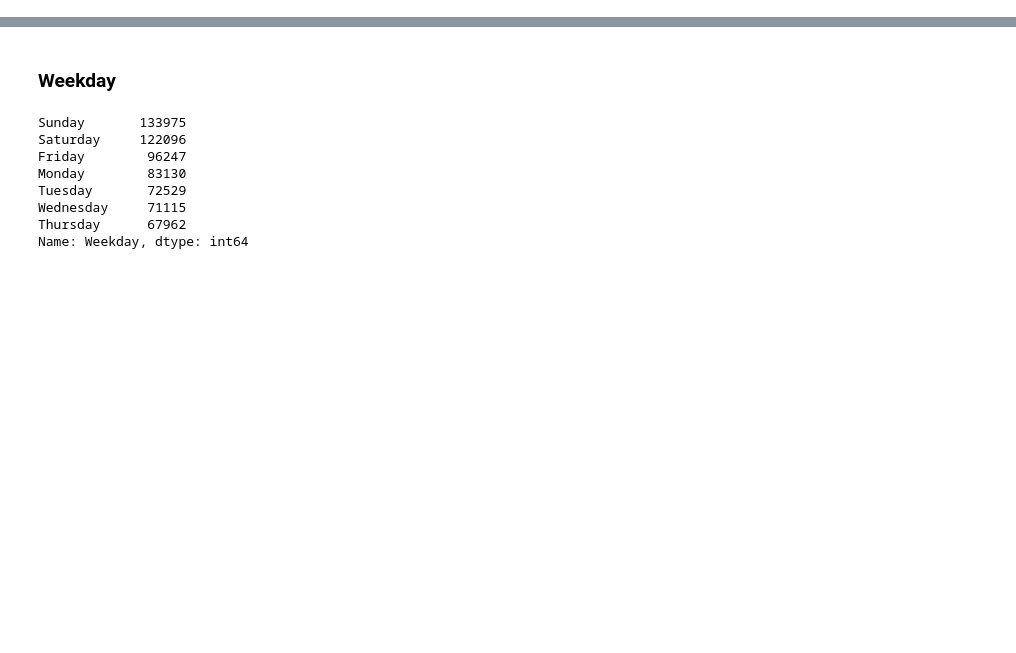
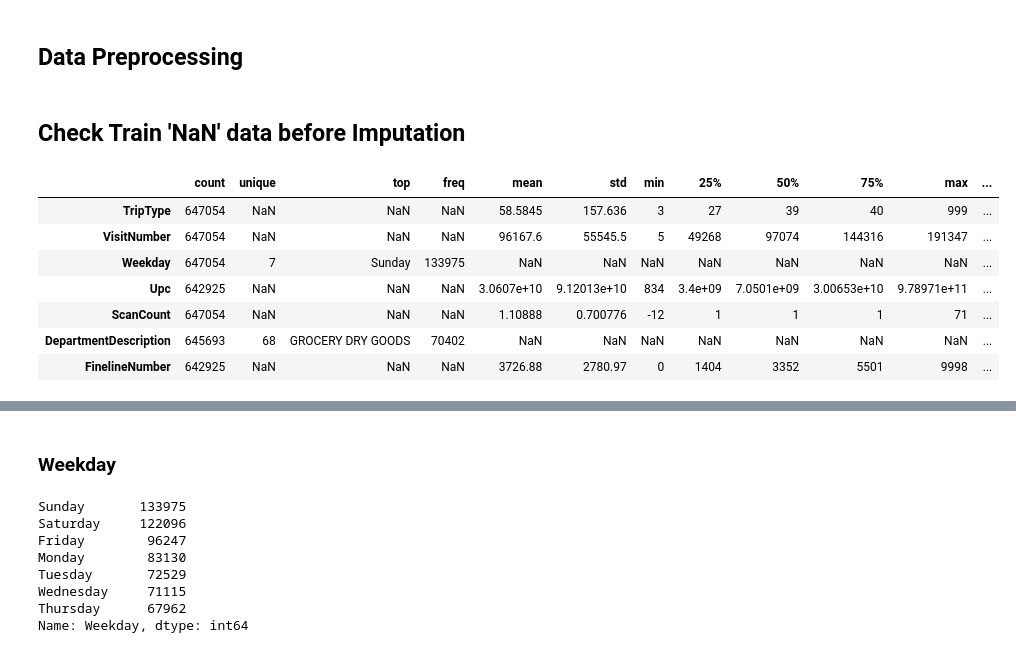
Before and after one commit to woncheolSon/Classification-Analysis-Project, a Jupyter notebook: Preprocessing.ipynb, the cells around one changed output, grey strips where cells are left out. Saved outputs shown, nothing was run; the diff lists cells and outputs as text; code cells hidden in the pictures; blank space fills up the shorter version.

Commit message:
update Preprocessing

```diff
--- a/Preprocessing.ipynb
+++ b/Preprocessing.ipynb
@@ -12,0 +26,18 @@ samplesub = pd.read_csv("./data/sample_submission.csv")
+# %% [markdown]
+## Data Preprocessing
+# %% [markdown]
+## Check Train 'NaN' data before Imputation
+# %%
+train_desc = train.describe(include='all').transpose()
+train_desc['MV_count'] = train.isnull().sum()
+train_desc['MV_ratio'] = train_desc['MV_count']/train.shape[0]
+train_desc
+# %% [output]
+|  | count | unique | top | freq | mean | std | min | 25% | 50% | 75% | max | ... |
+| TripType | 647054 | NaN | NaN | NaN | 58.5845 | 157.636 | 3 | 27 | 39 | 40 | 999 | ... |
+| VisitNumber | 647054 | NaN | NaN | NaN | 96167.6 | 55545.5 | 5 | 49268 | 97074 | 144316 | 191347 | ... |
+| Weekday | 647054 | 7 | Sunday | 133975 | NaN | NaN | NaN | NaN | NaN | NaN | NaN | ... |
+| Upc | 642925 | NaN | NaN | NaN | 3.0607e+10 | 9.12013e+10 | 834 | 3.4e+09 | 7.0501e+09 | 3.00653e+10 | 9.78971e+11 | ... |
+| ScanCount | 647054 | NaN | NaN | NaN | 1.10888 | 0.700776 | -12 | 1 | 1 | 1 | 71 | ... |
+| DepartmentDescription | 645693 | 68 | GROCERY DRY GOODS | 70402 | NaN | NaN | NaN | NaN | NaN | NaN | NaN | ... |
+| FinelineNumber | 642925 | NaN | NaN | NaN | 3726.88 | 2780.97 | 0 | 1404 | 3352 | 5501 | 9998 | ... |
```
Also changed, not shown: parts of 129 cells of this notebook.
